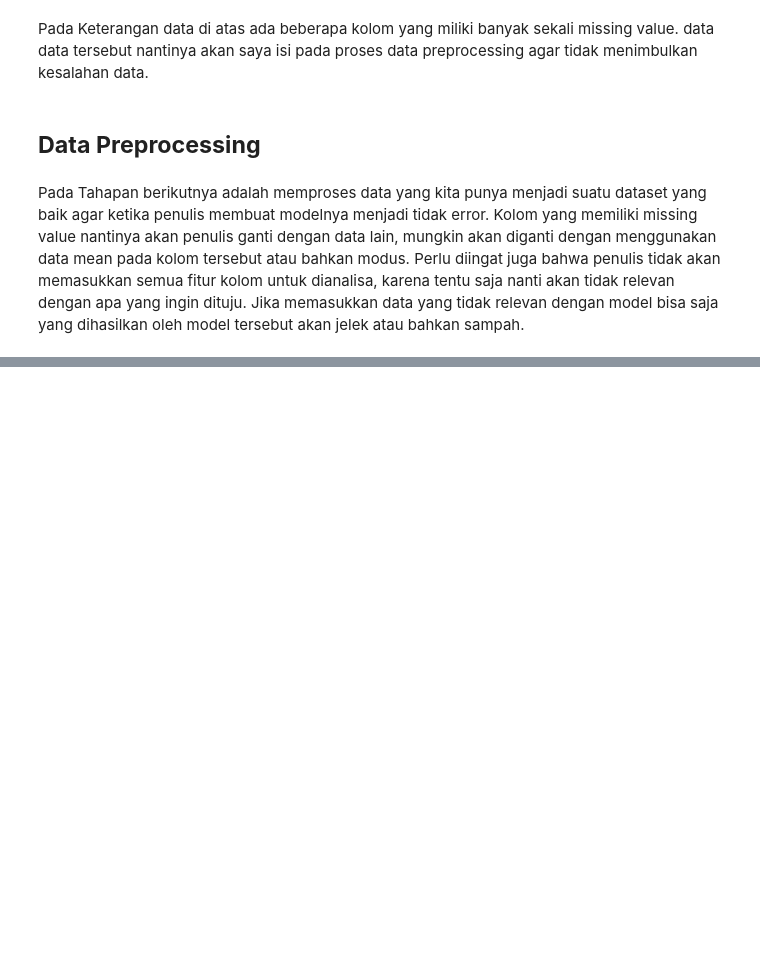
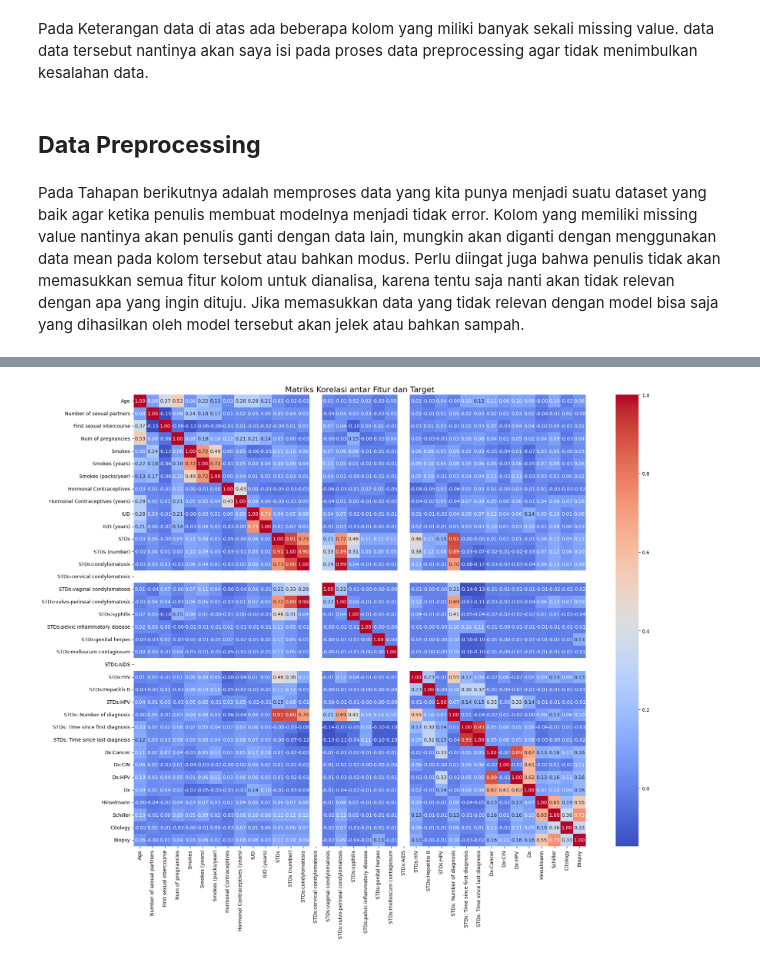
Before and after one commit to fznnfitrah/pendata, a Jupyter notebook: tugas/_build/html/_sources/praUas.ipynb, the cells around one changed output, grey strips where cells are left out. Cells and saved outputs as stored; diff of their text form; code cells hidden in the pictures; blank space fills up the shorter version.

```diff
--- a/tugas/_build/html/_sources/praUas.ipynb
+++ b/tugas/_build/html/_sources/praUas.ipynb
@@ -165,5 +171,26 @@ Pada Tahapan berikutnya adalah memproses data yang kita punya menjadi suatu data
 # %%
-import pandas as pd
-import seaborn as sns
-import matplotlib.pyplot as plt
-import math
+# Daftar kolom numerik berdasarkan informasi dari kamu
+numeric_cols = [
+    'Age', 'Number of sexual partners', 'First sexual intercourse', 'Num of pregnancies',
+    'Hormonal Contraceptives (years)', 'IUD (years)', 'STDs (number)',
+    'STDs: Number of diagnosis', 'STDs: Time since first diagnosis', 'STDs: Time since last diagnosis'
+]
+
+# Kolom target yang tidak akan diimputasi
+target_cols = ['Biopsy', 'Hinselmann', 'Schiller', 'Cytology']
+
+# Sisanya kita anggap biner (berdasarkan bool di daftar kamu)
+binary_cols = [col for col in df_copy.columns if col not in numeric_cols + target_cols]
+
+# Imputasi numerik: isi dengan mean
+for col in numeric_cols:
+    mean_val = df_copy[col].mean()
+    df_copy[col].fillna(mean_val, inplace=True)
+
+# Imputasi biner: isi dengan modus
+for col in binary_cols:
+    mode_val = df_copy[col].mode()[0]
+    df_copy[col].fillna(mode_val, inplace=True)
+
+# Cek hasilnya
+print("Total missing value setelah imputasi:", df_copy.isnull().sum().sum())
@@ -169,0 +230,17 @@ import math
+# %%
+import seaborn as sns
+import matplotlib.pyplot as plt
+
+# Korelasi antar semua kolom di df_cleaned (fitur + target)
+corr_matrix = df_copy.corr(method='pearson')
+
+# Tampilkan dalam bentuk heatmap
+plt.figure(figsize=(20, 16))
+sns.heatmap(corr_matrix, annot=True, fmt=".2f", cmap="coolwarm", square=True, cbar=True)
+plt.title("Matriks Korelasi antar Fitur dan Target", fontsize=16)
+plt.xticks(rotation=90)
+plt.yticks(rotation=0)
+plt.tight_layout()
+plt.show()
+# %% [output]
+[figure, added]
```
Also changed, not shown: parts of 14 cells of this notebook, 16 other files.
